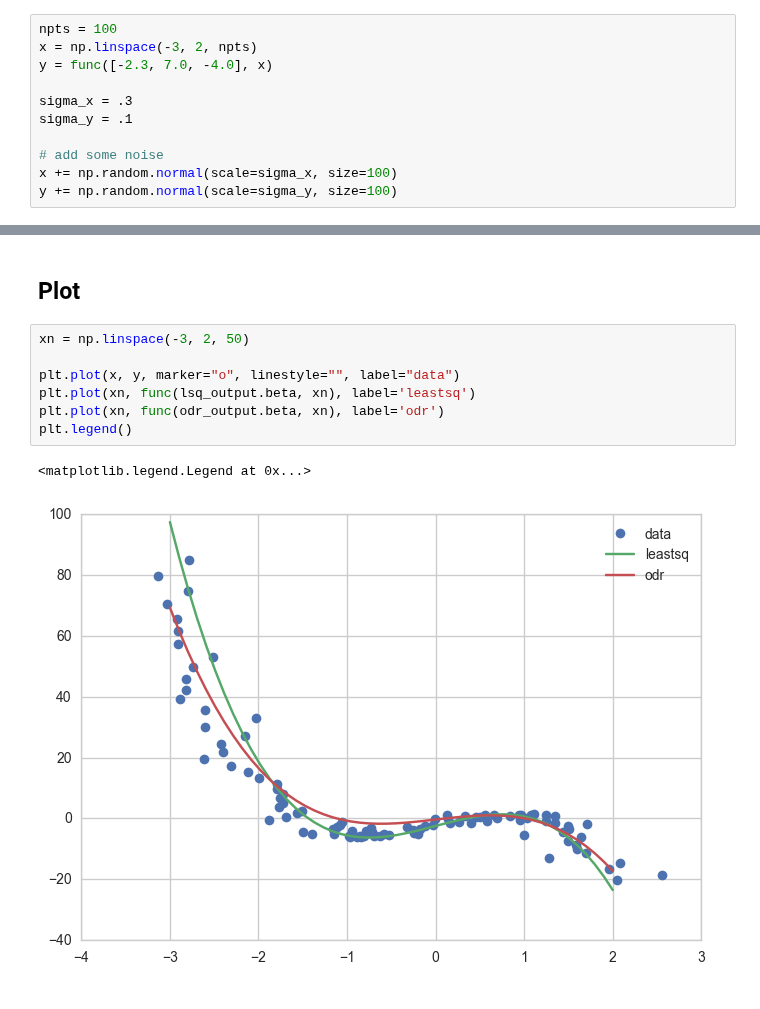
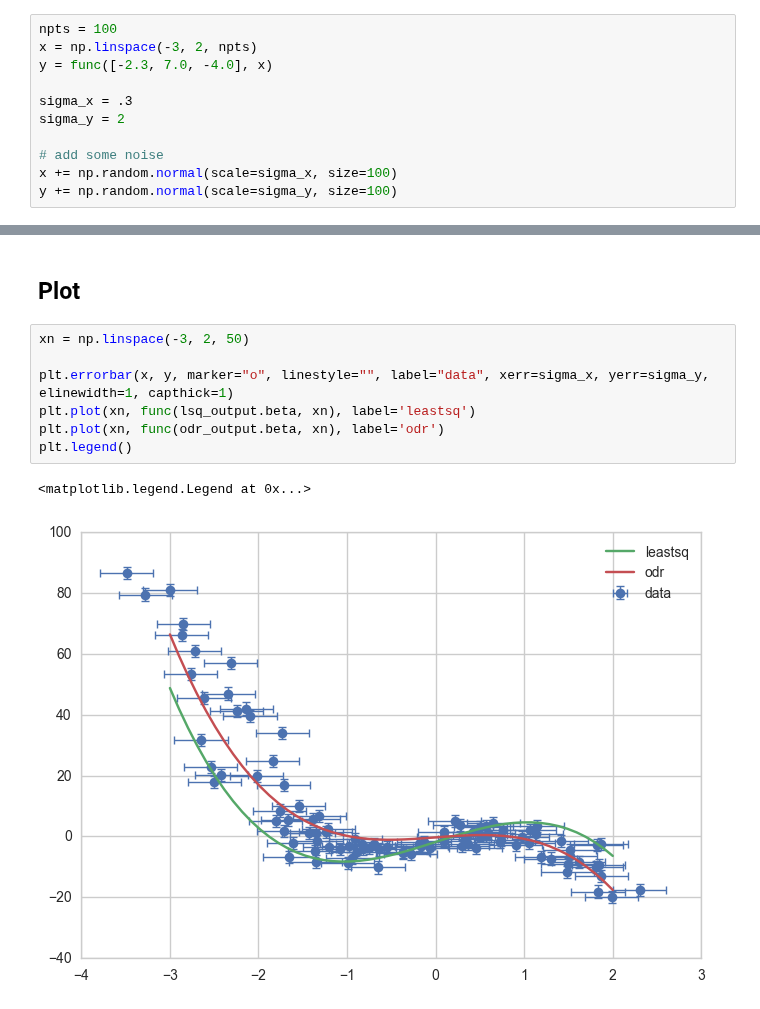
Before and after one commit to gVallverdu/cookbook, a Jupyter notebook: fit_odr.ipynb, the cells around one changed output, grey strips where cells are left out. Drawn from its saved outputs; the diff is of its cells as text.

```diff
--- a/fit_odr.ipynb
+++ b/fit_odr.ipynb
@@ -27,7 +27,7 @@ x = np.linspace(-3, 2, npts)
 y = func([-2.3, 7.0, -4.0], x)
 
 sigma_x = .3
-sigma_y = .1
+sigma_y = 2
 
 # add some noise
 x += np.random.normal(scale=sigma_x, size=100)
@@ -124,10 +124,10 @@ sqrt(diag(cov): [ 0.01074541  0.01346289  0.0024067 ]
 # %%
 xn = np.linspace(-3, 2, 50)
 
-plt.plot(x, y, marker="o", linestyle="", label="data")
+plt.errorbar(x, y, marker="o", linestyle="", label="data", xerr=sigma_x, yerr=sigma_y, elinewidth=1, capthick=1)
 plt.plot(xn, func(lsq_output.beta, xn), label='leastsq')
 plt.plot(xn, func(odr_output.beta, xn), label='odr')
 plt.legend()
 # %% [output]
 <matplotlib.legend.Legend at 0x...>
-[figure, old version]
+[figure, new version]
```
Also changed, not shown: parts of 3 cells of this notebook.
